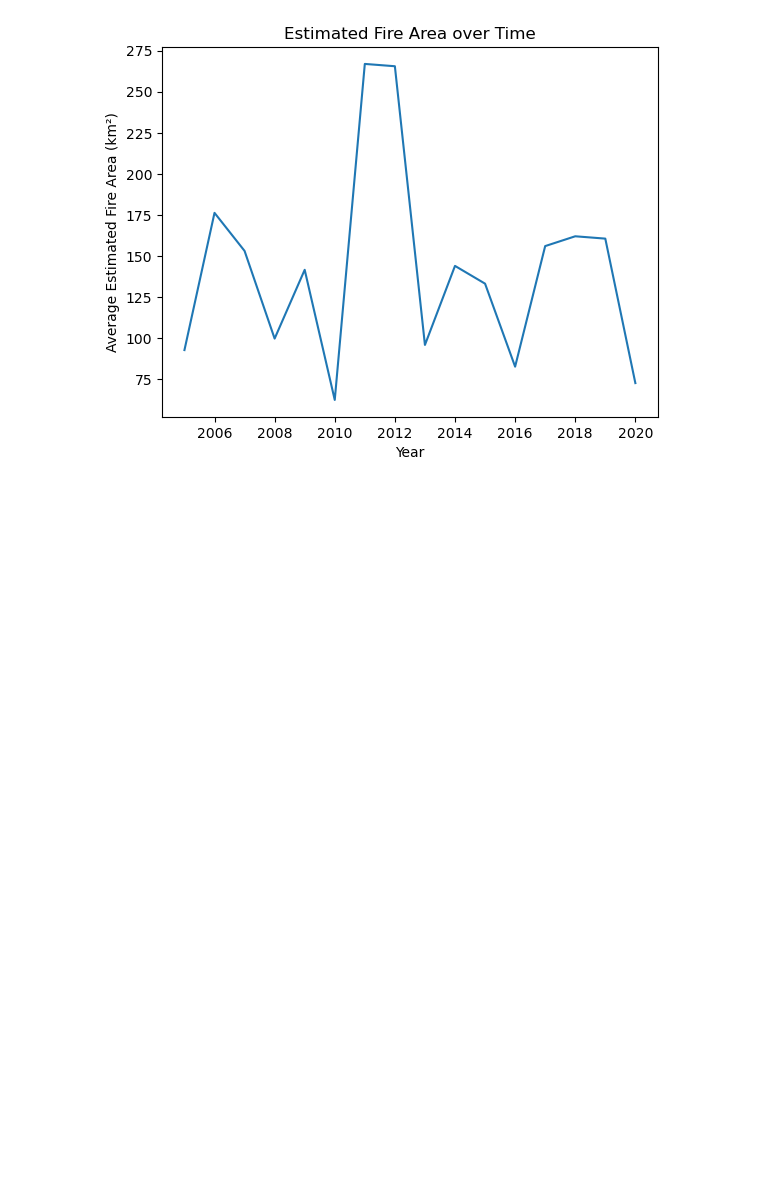
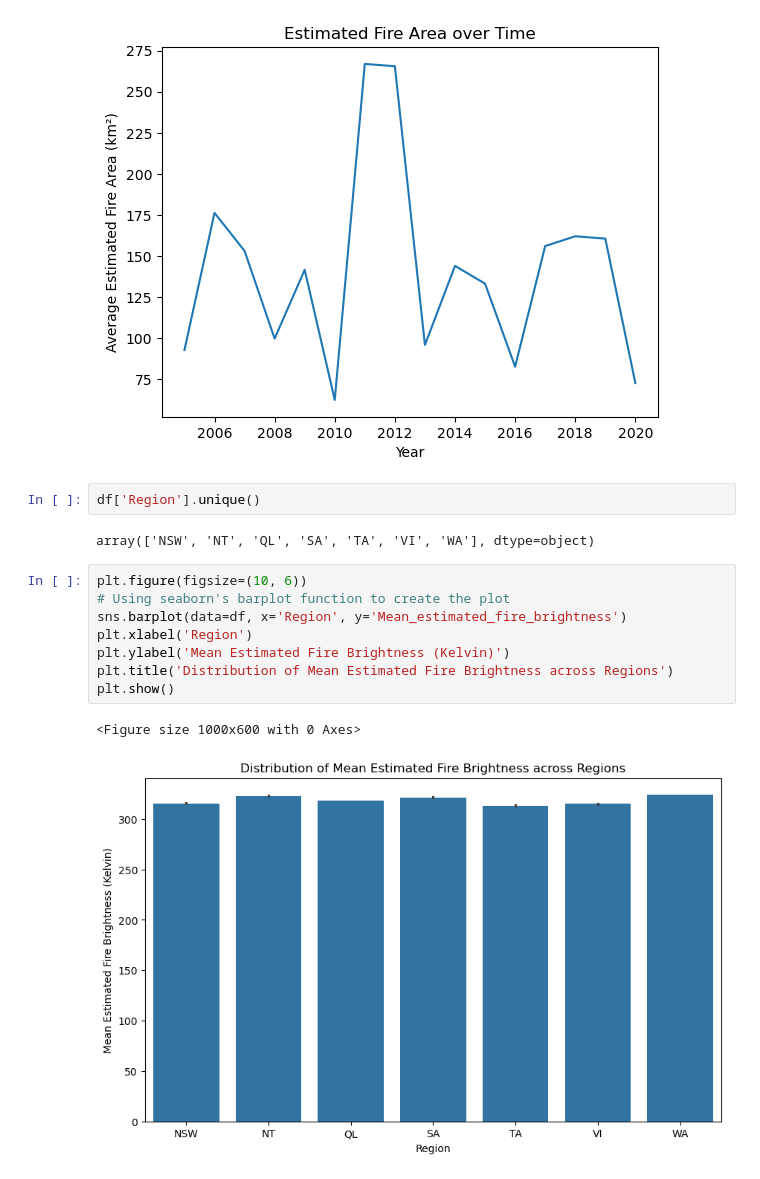
Before and after one commit to CyberWol-12/Data_Visualization_with_Python, a Jupyter notebook: data_visualizataion_with_python/1.major_project1.ipynb, the cells around one changed output. Saved outputs shown, nothing was run; the diff lists cells and outputs as text; blank space fills up the shorter version.

Commit message:
hist plot

```diff
--- a/data_visualizataion_with_python/1.major_project1.ipynb
+++ b/data_visualizataion_with_python/1.major_project1.ipynb
@@ -65,3 +65,18 @@ plt.title('Estimated Fire Area over Time')
 plt.show()
 # %% [output]
 [figure]
+# %%
+df['Region'].unique()
+# %% [output]
+array(['NSW', 'NT', 'QL', 'SA', 'TA', 'VI', 'WA'], dtype=object)
+# %%
+plt.figure(figsize=(10, 6))
+# Using seaborn's barplot function to create the plot
+sns.barplot(data=df, x='Region', y='Mean_estimated_fire_brightness')
+plt.xlabel('Region')
+plt.ylabel('Mean Estimated Fire Brightness (Kelvin)')
+plt.title('Distribution of Mean Estimated Fire Brightness across Regions')
+plt.show()
+# %% [output]
+<Figure size 1000x600 with 0 Axes>
+[figure, added]
```
Also changed, not shown: parts of 4 cells of this notebook.
